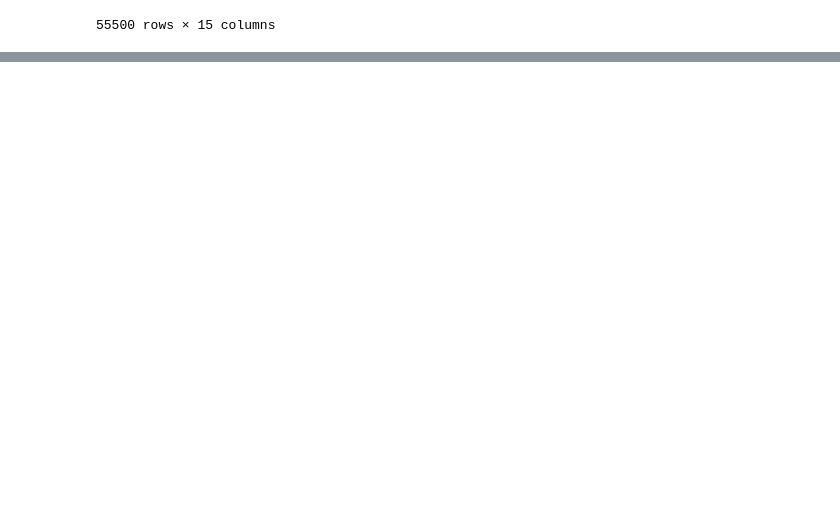
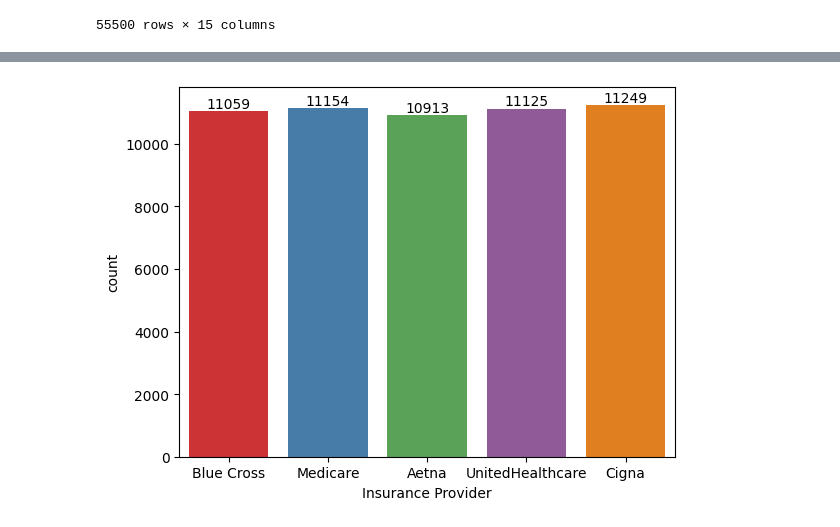
Before and after one commit to Devpal27/Healthcare, a Jupyter notebook: Untitled1.ipynb, the cells around one changed output, grey strips where cells are left out. Cells and saved outputs as stored; diff of their text form; code cells hidden in the pictures; blank space fills up the shorter version.

```diff
--- a/Untitled1.ipynb
+++ b/Untitled1.ipynb
@@ -387,0 +356,6 @@ df
+# %%
+ax = sns.countplot(x = 'Insurance Provider',data = df,palette = 'Set1', hue = 'Insurance Provider')
+for bars in ax.containers:
+    ax.bar_label(bars)
+# %% [output]
+[figure, added]
```
Also changed, not shown: parts of 19 cells of this notebook.
